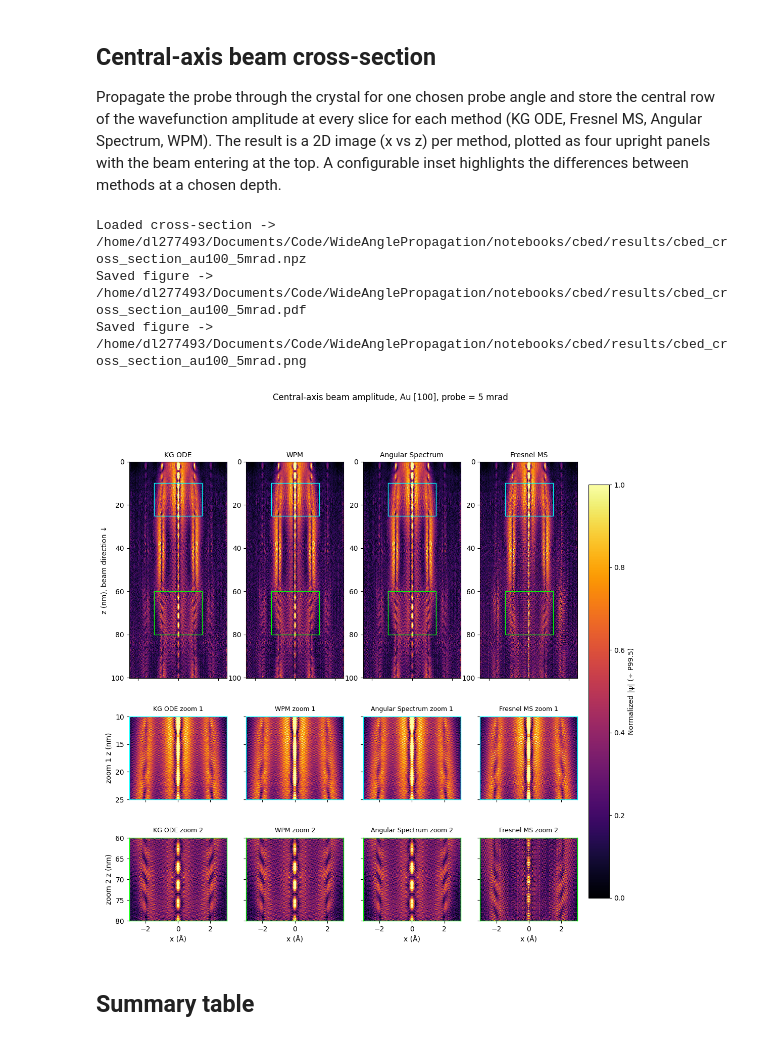
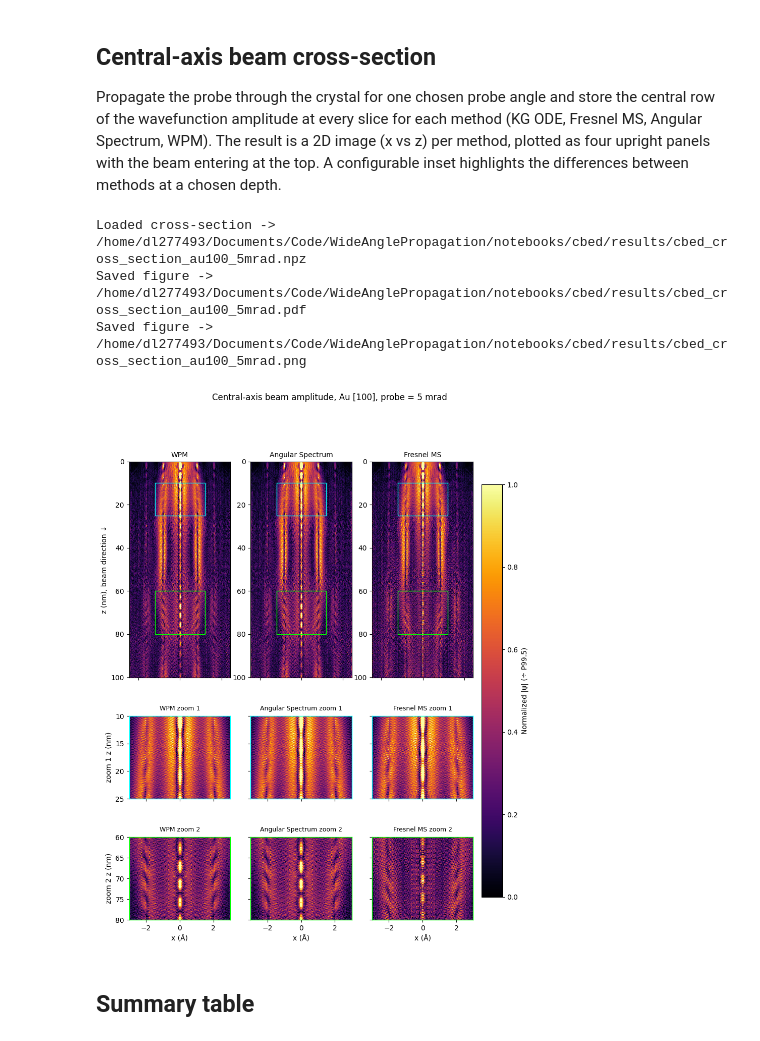
Before and after one commit to DavidLanders95/WideAnglePropagation, a Jupyter notebook: notebooks/cbed/03_convergent_probe_au.ipynb, the cells around one changed output. Saved outputs shown, nothing was run; the diff lists cells and outputs as text; code cells hidden in the pictures.

```diff
--- a/notebooks/cbed/03_convergent_probe_au.ipynb
+++ b/notebooks/cbed/03_convergent_probe_au.ipynb
@@ -457,8 +515,9 @@ if SAVE_RESULTS_NPZ:
             arrays_to_save[f"{angle_key}_{method_key}_rel_l2"] = angle_results["rel_l2"][method]
             arrays_to_save[f"{angle_key}_{method_key}_runtime_s"] = angle_results["runtime_s"][method]
             arrays_to_save[f"{angle_key}_{method_key}_final_pattern"] = angle_results["final_patterns"][method]
-        arrays_to_save[f"{angle_key}_kg_ode_runtime_s"] = angle_results["runtime_s"]["KG ODE"]
-        arrays_to_save[f"{angle_key}_kg_ode_final_pattern"] = angle_results["final_patterns"]["KG ODE"]
+        if RUN_ODE:
+            arrays_to_save[f"{angle_key}_kg_ode_runtime_s"] = angle_results["runtime_s"]["KG ODE"]
+            arrays_to_save[f"{angle_key}_kg_ode_final_pattern"] = angle_results["final_patterns"]["KG ODE"]
 
     np.savez_compressed(output_path, **arrays_to_save)
     print(f"Saved compact results -> {output_path}")
@@ -837,6 +941,7 @@ CROSS_SECTION_RESULTS_FILENAME = (
 )
 LOAD_EXISTING_CROSS_SECTION = True
 RECOMPUTE_CROSS_SECTION = False
+RUN_ODE_CROSS_SECTION = RUN_ODE
 RUN_WPM_CROSS_SECTION = RUN_WPM
 
 # Two inset zoom windows (nm depth, Å transverse)
@@ -859,7 +964,7 @@ CROSS_SECTION_FIGURE_BASENAME = f"cbed_cross_section_au100_{int(CROSS_SECTION_PR
 cross_section_path = resolve_repo_root() / "notebooks" / "cbed" / "results" / CROSS_SECTION_RESULTS_FILENAME
 cross_section_fig_dir = resolve_repo_root() / "notebooks" / "cbed" / "results"
 
-preferred_cross_section_order = ["KG ODE", "WPM", "Angular Spectrum", "Fresnel MS"]
+preferred_cross_section_order = (["KG ODE"] if RUN_ODE_CROSS_SECTION else []) + (["WPM"] if RUN_WPM_CROSS_SECTION else []) + ["Angular Spectrum", "Fresnel MS"]
 
 
 def _ordered_cross_section_methods(available_methods):
@@ -867,9 +972,8 @@ def _ordered_cross_section_methods(available_methods):
     return [m for m in preferred_cross_section_order if m in available]
 
 
-cross_section_methods = _ordered_cross_section_methods(
-    ["KG ODE"] + (["WPM"] if RUN_WPM_CROSS_SECTION else []) + ["Angular Spectrum", "Fresnel MS"]
-)
+_cs_base_methods = (["KG ODE"] if RUN_ODE_CROSS_SECTION else []) + (["WPM"] if RUN_WPM_CROSS_SECTION else []) + ["Angular Spectrum", "Fresnel MS"]
+cross_section_methods = _ordered_cross_section_methods(_cs_base_methods)
 
 
 def _central_row_amplitude(wavefronts_jax):
@@ -881,7 +985,7 @@ def _central_row_amplitude(wavefronts_jax):
 def _ensure_potentials_for_cross_section():
     """Rebuild one-cell potentials and Fresnel/AS kernels if they were skipped at load time."""
     global pot_ode_cell, pot_test_cell, fk, ak
-    if pot_ode_cell is None:
+    if RUN_ODE_CROSS_SECTION and pot_ode_cell is None:
         print("Building ODE one-cell potential for cross-section...")
         pot_ode_abtem = abtem.Potential(
             unit_supercell, gpts=ODE_GPTS, slice_thickness=dz_ode,
@@ -920,22 +1024,23 @@ def _run_cross_section_simulation(n_cells, save_every):
     for name in cross_section_methods:
         method_rows[name].append(initial_row[None, :])
 
-    # KG ODE
-    print(f"Cross-section: KG ODE over {n_cells} unit cells ({ODE_SLICES_PER_CELL} slices/cell)...")
-    wave_ode, phi_ode = probe, None
-    for ci in range(n_cells):
-        wave_ode, phi_ode, _, wavefronts = simulate_kg_ode_full(
-            pot_ode_cell, wave_ode, dz_ode, energy, sampling,
-            initial_phi=phi_ode, save_wavefronts=True,
-        )
-        method_rows["KG ODE"].append(_stride(_central_row_amplitude(wavefronts)))
-        if (ci + 1) % 25 == 0 or (ci + 1) == n_cells:
-            print(f"  KG ODE cell {ci + 1}/{n_cells}")
-    cupy.get_default_memory_pool().free_all_blocks()
+    # KG ODE (only when enabled)
+    if RUN_ODE_CROSS_SECTION:
+        print(f"Cross-section: KG ODE over {n_cells} unit cells ({ODE_SLICES_PER_CELL} slices/cell)...")
+        wave_ode, phi_ode = probe, None
+        for ci in range(n_cells):
+            wave_ode, phi_ode, _, wavefronts = simulate_kg_ode_full(
+                pot_ode_cell, wave_ode, dz_ode, energy, sampling,
+                initial_phi=phi_ode, save_wavefronts=True,
+            )
+            method_rows["KG ODE"].append(_stride(_central_row_amplitude(wavefronts)))
+            if (ci + 1) % 25 == 0 or (ci + 1) == n_cells:
+                print(f"  KG ODE cell {ci + 1}/{n_cells}")
+        cupy.get_default_memory_pool().free_all_blocks()
 
     # WPM + Angular Spectrum + Fresnel (in requested plotting order)
     for method_name, runner in [
-        ("WPM", lambda w: simulate_wpm(pot_test_cell, w, dz_test, energy, sampling)) if RUN_WPM_CROSS_SECTION else None,
+        ("WPM", lambda w: simulate_wpm(pot_test_cell, w, dz_test, energy, sampling, n_bins=WPM_N_BINS)) if RUN_WPM_CROSS_SECTION else None,
         ("Angular Spectrum", lambda w: simulate_fresnel_as(pot_test_cell, w, ak, dz_test, energy)),
         ("Fresnel MS", lambda w: simulate_fresnel_as(pot_test_cell, w, fk, dz_test, energy)),
     ]:
@@ -953,16 +1058,21 @@ def _run_cross_section_simulation(n_cells, save_every):
     method_amplitudes = {name: np.concatenate(parts, axis=0) for name, parts in method_rows.items()}
 
     # z axis (Å). KG ODE has its own slicing (dz_ode); test methods use dz_test. Build both.
-    n_ode_rows = method_amplitudes["KG ODE"].shape[0]
-    n_test_rows = method_amplitudes["Fresnel MS"].shape[0]
-    z_axis_ode_A = np.concatenate([[0.0], dz_ode * (np.arange(1, n_cells * ODE_SLICES_PER_CELL + 1)[(save_every - 1)::save_every])])
+    if RUN_ODE_CROSS_SECTION:
+        n_ode_rows = method_amplitudes["KG ODE"].shape[0]
+        z_axis_ode_A = np.concatenate([[0.0], dz_ode * (np.arange(1, n_cells * ODE_SLICES_PER_CELL + 1)[(save_every - 1)::save_every])])
+        z_axis_ode_A = z_axis_ode_A[:n_ode_rows]
+        z_ode_dict = {"KG ODE": z_axis_ode_A}
+    else:
+        z_ode_dict = {}
+
+    test_method = next(m for m in ["Fresnel MS", "Angular Spectrum", "WPM"] if m in method_amplitudes)
+    n_test_rows = method_amplitudes[test_method].shape[0]
     z_axis_test_A = np.concatenate([[0.0], dz_test * (np.arange(1, n_cells * TEST_SLICES_PER_CELL + 1)[(save_every - 1)::save_every])])
-    # Trim to actual stored lengths (in case of off-by-one with save_every).
-    z_axis_ode_A = z_axis_ode_A[:n_ode_rows]
     z_axis_test_A = z_axis_test_A[:n_test_rows]
 
     x_axis_A = (np.arange(nx_g) - nx_g // 2) * sampling[1]
-    return method_amplitudes, {"KG ODE": z_axis_ode_A}, z_axis_test_A, x_axis_A
+    return method_amplitudes, z_ode_dict, z_axis_test_A, x_axis_A
 
 
 # --- Load or compute ------------------------------------------------------
@@ -972,10 +1082,14 @@ if (
     and not RECOMPUTE_CROSS_SECTION
 ):
     with np.load(cross_section_path, allow_pickle=True) as cs_data:
-        cross_section_amplitude = {str(name): cs_data[f"amplitude_{str(name).lower().replace(' ', '_')}"].copy()
-                                   for name in cs_data["method_names"]}
+        loaded_cs_methods = [str(name) for name in cs_data["method_names"]]
+        cross_section_amplitude = {}
+        for name in loaded_cs_methods:
+            key = f"amplitude_{str(name).lower().replace(' ', '_')}"
+            if key in cs_data:
+                cross_section_amplitude[str(name)] = cs_data[key].copy()
         cross_section_methods = _ordered_cross_section_methods(cross_section_amplitude.keys())
-        cross_section_z_ode_A = cs_data["z_axis_ode_A"].copy()
+        cross_section_z_ode_A = cs_data["z_axis_ode_A"].copy() if "z_axis_ode_A" in cs_data else np.array([])
         cross_section_z_test_A = cs_data["z_axis_test_A"].copy()
         cross_section_x_A = cs_data["x_axis_A"].copy()
         cross_section_meta = dict(cs_data["metadata"][0])
@@ -985,7 +1099,7 @@ else:
         _run_cross_section_simulation(CROSS_SECTION_N_CELLS, CROSS_SECTION_SAVE_EVERY)
     )
     cross_section_methods = _ordered_cross_section_methods(cross_section_amplitude.keys())
-    cross_section_z_ode_A = z_ode_dict["KG ODE"]
+    cross_section_z_ode_A = z_ode_dict.get("KG ODE", np.array([]))
     cross_section_meta = {
         "probe_angle_mrad": float(CROSS_SECTION_PROBE_ANGLE_MRAD),
         "n_unit_cells": int(CROSS_SECTION_N_CELLS),
@@ -1032,8 +1146,12 @@ else:
     amp_vmax = float(np.percentile(all_vals, COLORBAR_PERCENTILE))
     cbar_label = "|ψ|"
 
-z_ranges_A = {name: cross_section_z_ode_A if name == "KG ODE" else cross_section_z_test_A
-              for name in cross_section_methods}
+z_ranges_A = {}
+for name in cross_section_methods:
+    if name == "KG ODE" and cross_section_z_ode_A.size > 0:
+        z_ranges_A[name] = cross_section_z_ode_A
+    else:
+        z_ranges_A[name] = cross_section_z_test_A
 
 # Inset bounds
 z1_inset_A = (10.0 * INSET1_Z_RANGE_NM[0], 10.0 * INSET1_Z_RANGE_NM[1])
@@ -1125,34 +1243,34 @@ for ax in zoom1_axes:
     for spine in ax.spines.values():
         spine.set_edgecolor("cyan")
         spine.set_linewidth(1.0)
 
 for ax in zoom2_axes:
     for spine in ax.spines.values():
         spine.set_edgecolor("lime")
         spine.set_linewidth(1.0)
 
 fig.suptitle(
     f"Central-axis beam amplitude, Au [100], probe = {CROSS_SECTION_PROBE_ANGLE_MRAD:.0f} mrad",
     fontsize=12, y=0.995,
 )
 cbar = fig.colorbar(last_im, ax=axes.ravel().tolist(), shrink=0.9, pad=0.02)
 cbar.set_label(cbar_label)
 
 if SAVE_CROSS_SECTION_FIGURE:
     cross_section_fig_dir.mkdir(parents=True, exist_ok=True)
     cross_section_pdf_path = cross_section_fig_dir / f"{CROSS_SECTION_FIGURE_BASENAME}.pdf"
     cross_section_png_path = cross_section_fig_dir / f"{CROSS_SECTION_FIGURE_BASENAME}.png"
     fig.savefig(cross_section_pdf_path, format="pdf", bbox_inches="tight", dpi=300)
     fig.savefig(cross_section_png_path, format="png", bbox_inches="tight", dpi=300)
     print(f"Saved figure -> {cross_section_pdf_path}")
     print(f"Saved figure -> {cross_section_png_path}")
 
 plt.show()
 # %% [output]
 Loaded cross-section -> /home/dl277493/Documents/Code/WideAnglePropagation/notebooks/cbed/results/cbed_cross_section_au100_5mrad.npz
 Saved figure -> /home/dl277493/Documents/Code/WideAnglePropagation/notebooks/cbed/results/cbed_cross_section_au100_5mrad.pdf
 Saved figure -> /home/dl277493/Documents/Code/WideAnglePropagation/notebooks/cbed/results/cbed_cross_section_au100_5mrad.png
-[figure, old version]
+[figure, new version]
 # %% [markdown]
 ## Summary table
 # %%
```
Also changed, not shown: parts of 8 cells of this notebook.
